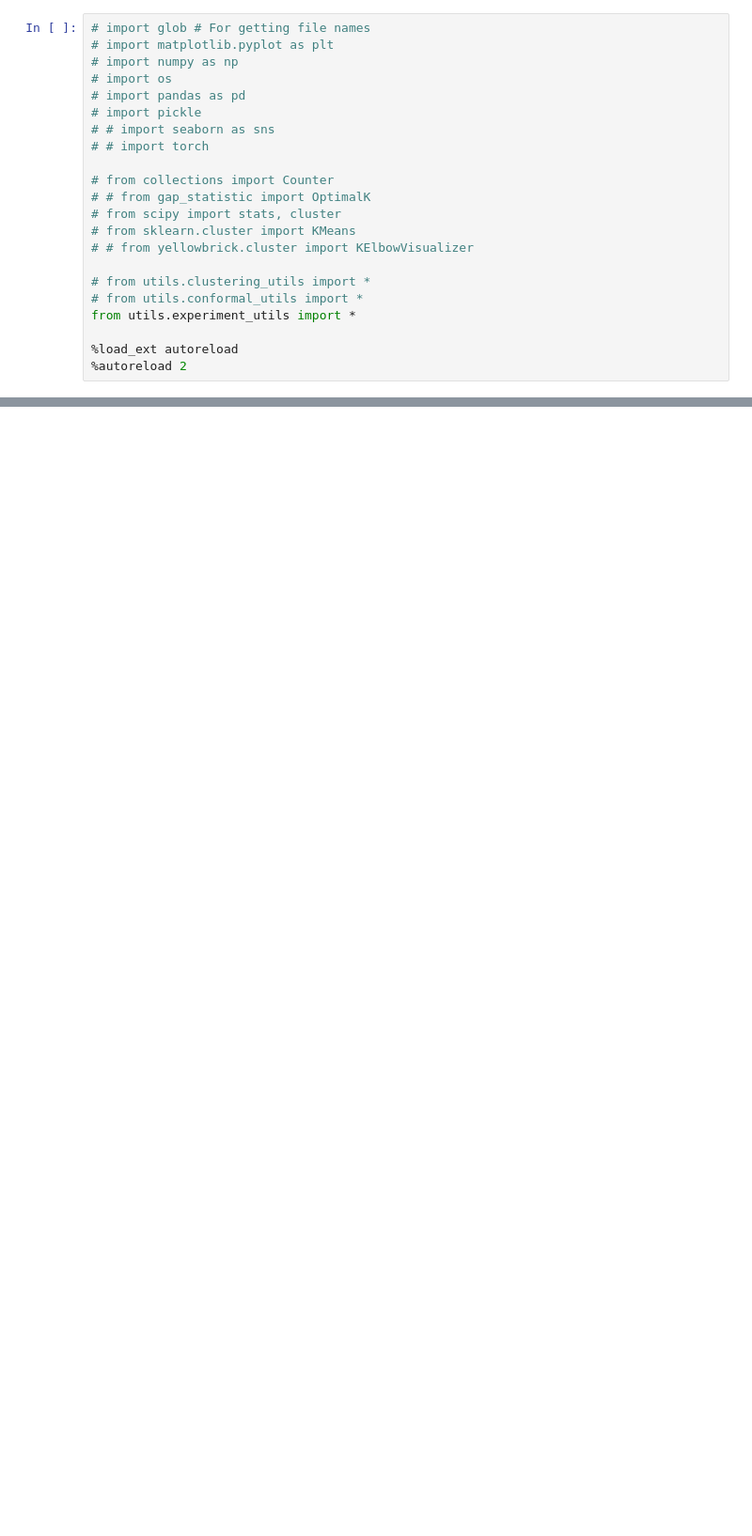
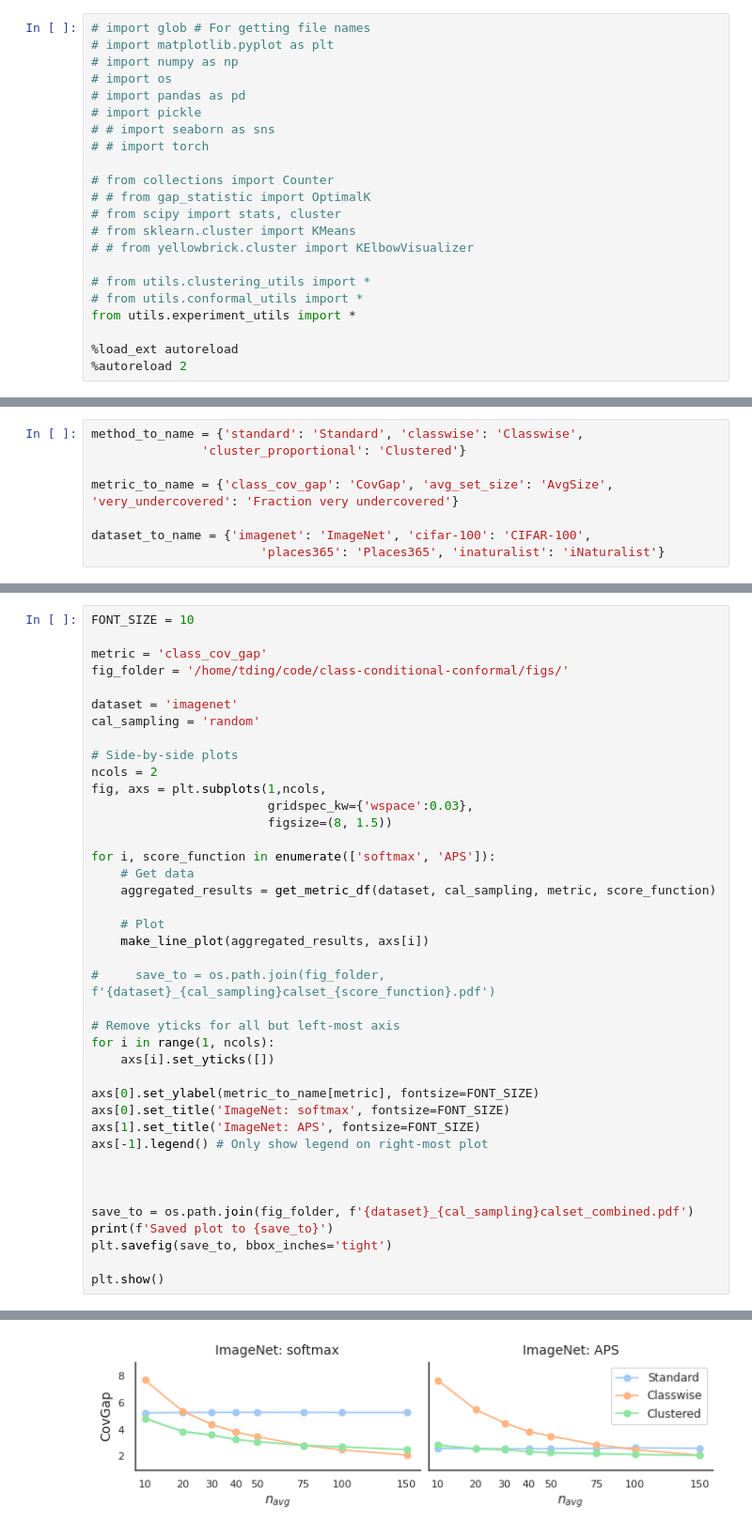
Before and after one commit to tiffanyding/class-conditional-conformal, a Jupyter notebook: create_varying_n_plots.ipynb, the cells around one changed output, grey strips where cells are left out. Shown at 94% size. Drawn from its saved outputs; the diff is of its cells as text; blank space fills up the shorter version.

```diff
--- a/create_varying_n_plots.ipynb
+++ b/create_varying_n_plots.ipynb
@@ -142,0 +295,8 @@ Number of seeds found: 10
+# %%
+method_to_name = {'standard': 'Standard', 'classwise': 'Classwise',
+               'cluster_proportional': 'Clustered'}
+
+metric_to_name = {'class_cov_gap': 'CovGap', 'avg_set_size': 'AvgSize', 'very_undercovered': 'Fraction very undercovered'}
+
+dataset_to_name = {'imagenet': 'ImageNet', 'cifar-100': 'CIFAR-100',
+                       'places365': 'Places365', 'inaturalist': 'iNaturalist'}
@@ -142,0 +360,41 @@ Number of seeds found: 10
+# %%
+FONT_SIZE = 10
+
+metric = 'class_cov_gap'
+fig_folder = '/home/tding/code/class-conditional-conformal/figs/'
+
+dataset = 'imagenet'
+cal_sampling = 'random'
+
+# Side-by-side plots
+ncols = 2
+fig, axs = plt.subplots(1,ncols,
+                        gridspec_kw={'wspace':0.03},
+                        figsize=(8, 1.5))
+
+for i, score_function in enumerate(['softmax', 'APS']):
+    # Get data
+    aggregated_results = get_metric_df(dataset, cal_sampling, metric, score_function)
+
+    # Plot
+    make_line_plot(aggregated_results, axs[i])
+
+#     save_to = os.path.join(fig_folder, f'{dataset}_{cal_sampling}calset_{score_function}.pdf')
+
+# Remove yticks for all but left-most axis
+for i in range(1, ncols):
+    axs[i].set_yticks([])
+
+axs[0].set_ylabel(metric_to_name[metric], fontsize=FONT_SIZE)
+axs[0].set_title('ImageNet: softmax', fontsize=FONT_SIZE)
+axs[1].set_title('ImageNet: APS', fontsize=FONT_SIZE)
+axs[-1].legend() # Only show legend on right-most plot
+
+
+
+save_to = os.path.join(fig_folder, f'{dataset}_{cal_sampling}calset_combined.pdf')
+print(f'Saved plot to {save_to}')
+plt.savefig(save_to, bbox_inches='tight')
+
+plt.show()
+# %% [output]
@@ -142,0 +420 @@ Number of seeds found: 10
+[figure, added]
```
Also changed, not shown: parts of 13 cells of this notebook, 18 other files.
